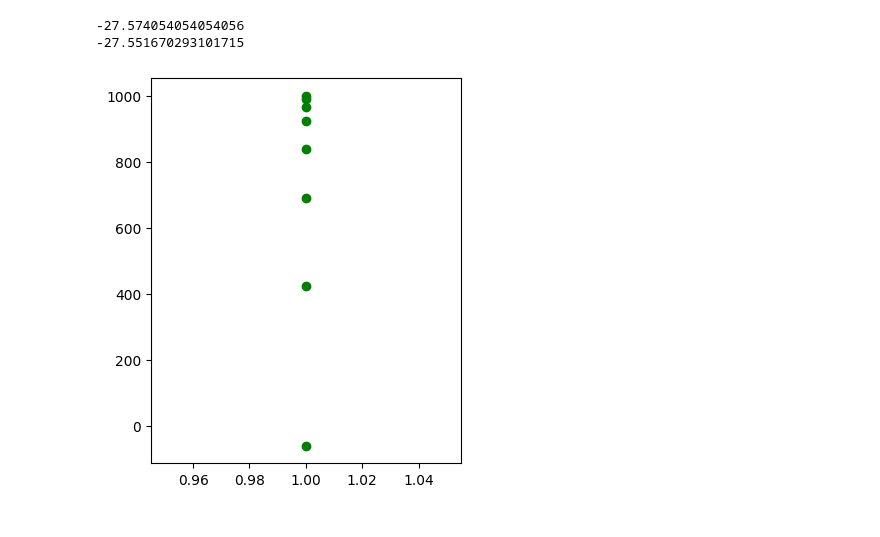
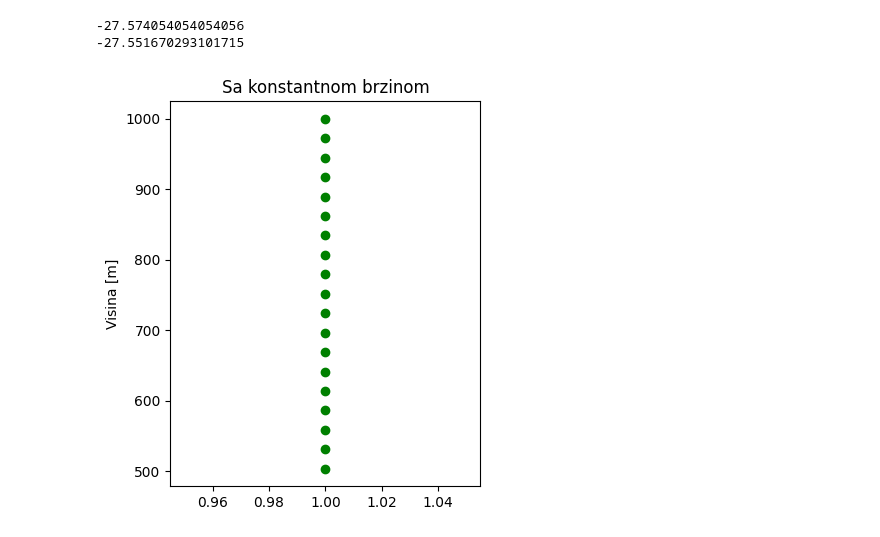
Before and after one commit to natalijapavlicevic/meh, a Jupyter notebook: model02.ipynb, the cells around one changed output. Cells and saved outputs as stored; diff of their text form; code cells hidden in the pictures.

```diff
--- a/model02.ipynb
+++ b/model02.ipynb
@@ -52,30 +52,30 @@ print(v[n-1])
 # %%
 import matplotlib.pyplot as plt
 import numpy as np
-from pylab import *
 
 # inicijalizacija
 g = 9.81
 kv = 1.85e-7
 m = 5.2e-7
-t = 0
 dt = 1
+t = 20.0
+n = int(round(t/dt))
+
+# pocetni uslovi
 v = 0
 h = 1000
 
 H = []
-while h > 0:
+for i in range(n-1):
     h += v*dt
-    g += -(kv/m)*v
-    v -= g*dt
-    t += dt
+    v = -m*g/kv  # terminalna brzina
 
     H.append(h)
 
 plt.figure(figsize=(4,5))
+plt.title('Sa konstantnom brzinom')
+plt.ylabel('Visina [m]')
 plt.scatter(np.ones_like(H), H, color='green')
 plt.show()
-
-# print(H)
 # %% [output]
-[figure, old version]
+[figure, new version]
```
Also changed, not shown: 8 other files.
